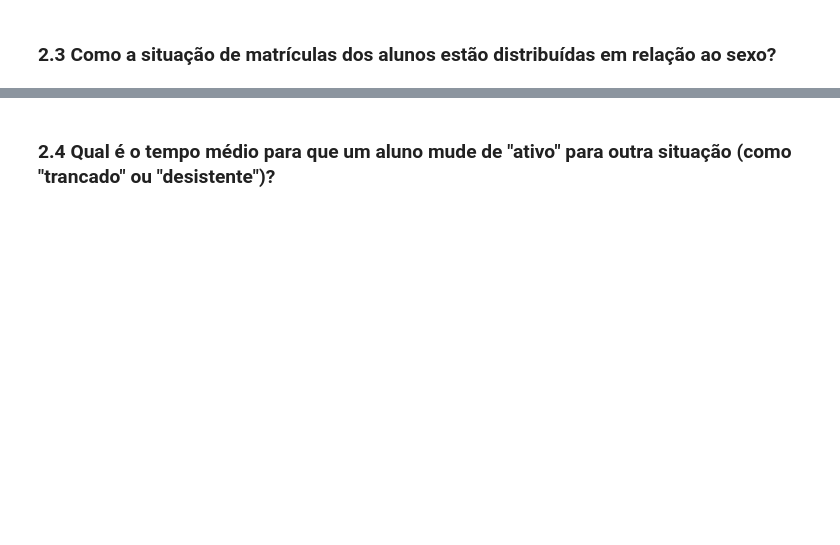
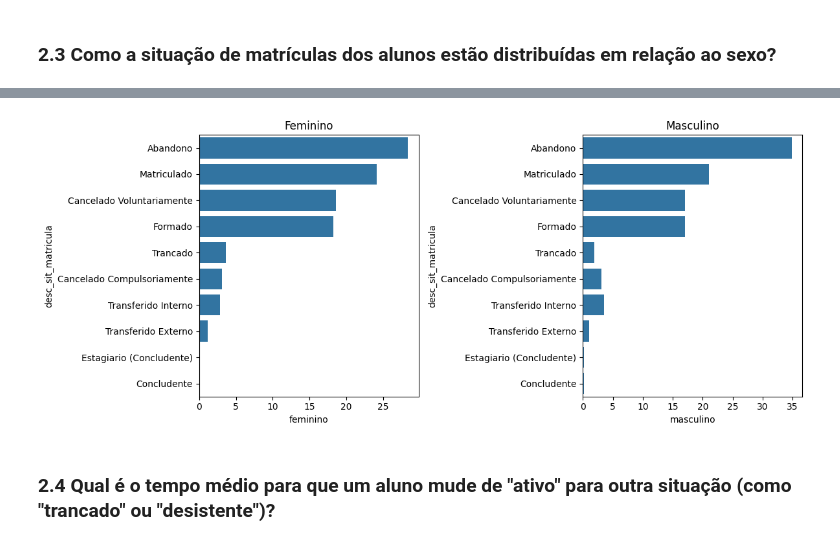
Before and after one commit to CarlosEduardo-araujo/Analise_Tcc, a Jupyter notebook: Notebooks/main_ifce.ipynb, the cells around one changed output, grey strips where cells are left out. Saved outputs shown, nothing was run; the diff lists cells and outputs as text; code cells hidden in the pictures; blank space fills up the shorter version.

```diff
--- a/Notebooks/main_ifce.ipynb
+++ b/Notebooks/main_ifce.ipynb
@@ -106,3 +112,5 @@ dtype: int64
+# %%
+df1["desc_tipo_escola_origem"] = df1["desc_tipo_escola_origem"].apply(lambda x: "Pública" if "Pública" in str(x) else x)
 # %% [markdown]
 ## 2.0 Perguntas à serem respondidas:
 # %% [markdown]
@@ -158,3 +165,16 @@ Filantrópica          0.822481
 Name: proportion, dtype: float64
 # %% [markdown]
 ### 2.3 Como a situação de matrículas dos alunos estão distribuídas em relação ao sexo?
+# %%
+masculino = df1[df1["sexo"] == "M"]["desc_sit_matricula"].value_counts( normalize=True)*100
+feminino = df1[df1["sexo"] == "F"]["desc_sit_matricula"].value_counts( normalize=True)*100
+# %%
+d1 = pd.DataFrame (feminino)
+d2 = pd.DataFrame (masculino)
+m = pd.concat([d1,d2], axis=1)
+m.columns = ["feminino","masculino"]
+m.reset_index(inplace = True)
+m
+
+
+#print (f"Situação de matrículas do sexo feminino:{proportion_f} \n\n\n Situação de matrículas do sexo feminino:{proportion_m}")#
@@ -161,2 +193,24 @@ Name: proportion, dtype: float64
+# %%
+fig, axes = plt.subplots(1, 2, figsize=(12, 5))
+
+# Gráfico 1
+sns.barplot(data=m, x='feminino', y='desc_sit_matricula',  ax=axes[0])
+plt.xticks(rotation=90)  # Rotaciona os rótulos do eixo X
+axes[0].set_title("Feminino")
+#axes[0].tick_params(rotation=90)  # Rotaciona os rótulos do eixo X
+
+
+# Gráfico 2
+sns.barplot(data=m, x='masculino', y='desc_sit_matricula', ax=axes[1])
+axes[1].set_title("Masculino")
+axes[1].tick_params(axis='x', rotation=360)  # Rotaciona os rótulos do eixo X
+
+#max_y = max(m['masculino'].max()*1,3, m['feminino'].max()*1,3)  # Valor máximo entre os dois datasets
+#axes[0].set_ylim(0, max_y)
+#axes[1].set_ylim(0, max_y)
+plt.tight_layout()
+plt.show()
+# %% [output]
+[figure, added]
 # %% [markdown]
 ### 2.4 Qual é o tempo médio para que um aluno mude de "ativo" para outra situação (como "trancado" ou "desistente")?
```
Also changed, not shown: parts of 10 cells of this notebook.
